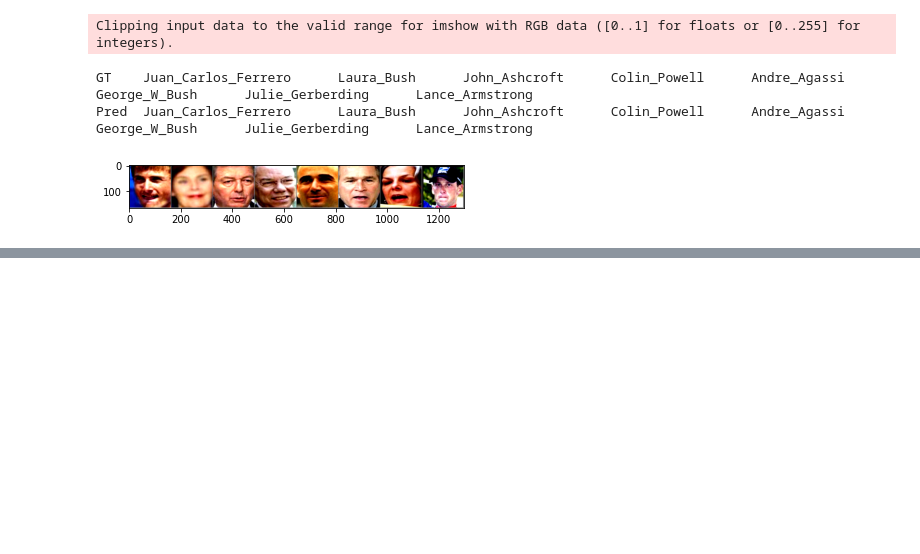
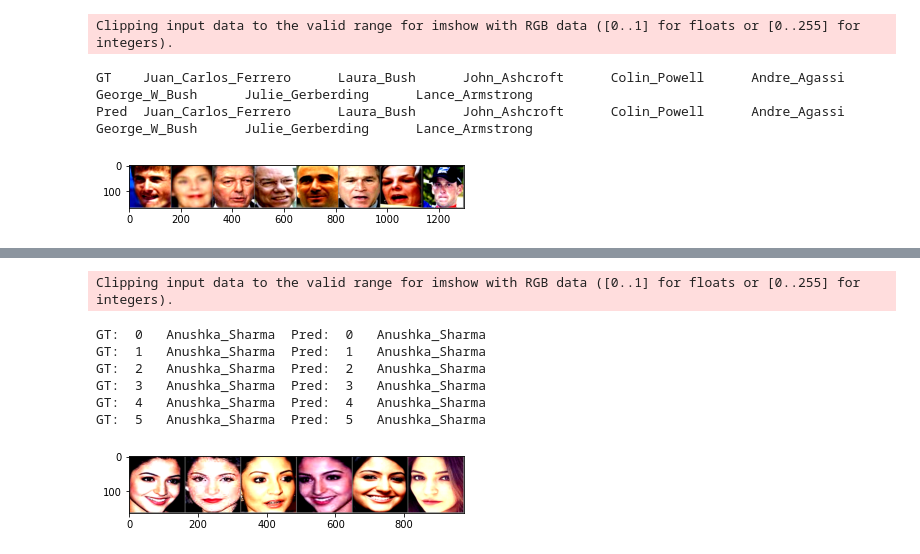
Before and after one commit to gdeotale/E4P2, a Jupyter notebook: Assignment4/Training/Main.ipynb, the cells around one changed output, grey strips where cells are left out. Drawn from its saved outputs; the diff is of its cells as text; code cells hidden in the pictures; blank space fills up the shorter version.

```diff
--- a/Assignment4/Training/Main.ipynb
+++ b/Assignment4/Training/Main.ipynb
@@ -411,0 +481,14 @@ Pred  Juan_Carlos_Ferrero      Laura_Bush      John_Ashcroft      Colin_Powell
+# %%
+images0, label0, pred0 = fun('Anushka_Sharma', testloader1)
+general_utils.imshow(torchvision.utils.make_grid(images0))
+for j in range(0, 6):
+  print('GT: ', j, ' ', classes[label0[j]],' Pred: ', j, ' ', classes[pred0[j]])
+# %% [output]
+Clipping input data to the valid range for imshow with RGB data ([0..1] for floats or [0..255] for integers).
+GT:  0   Anushka_Sharma  Pred:  0   Anushka_Sharma
+GT:  1   Anushka_Sharma  Pred:  1   Anushka_Sharma
+GT:  2   Anushka_Sharma  Pred:  2   Anushka_Sharma
+GT:  3   Anushka_Sharma  Pred:  3   Anushka_Sharma
+GT:  4   Anushka_Sharma  Pred:  4   Anushka_Sharma
+GT:  5   Anushka_Sharma  Pred:  5   Anushka_Sharma
+[figure, added]
```
Also changed, not shown: parts of 15 cells of this notebook, 1 other file.
